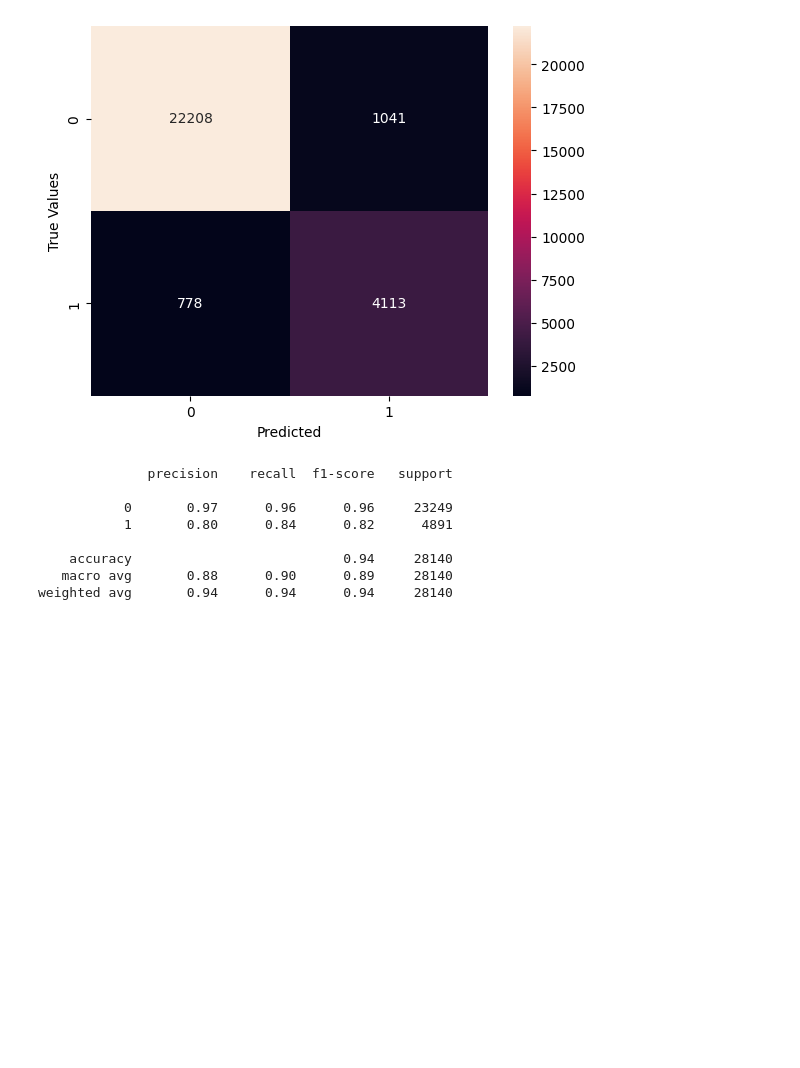
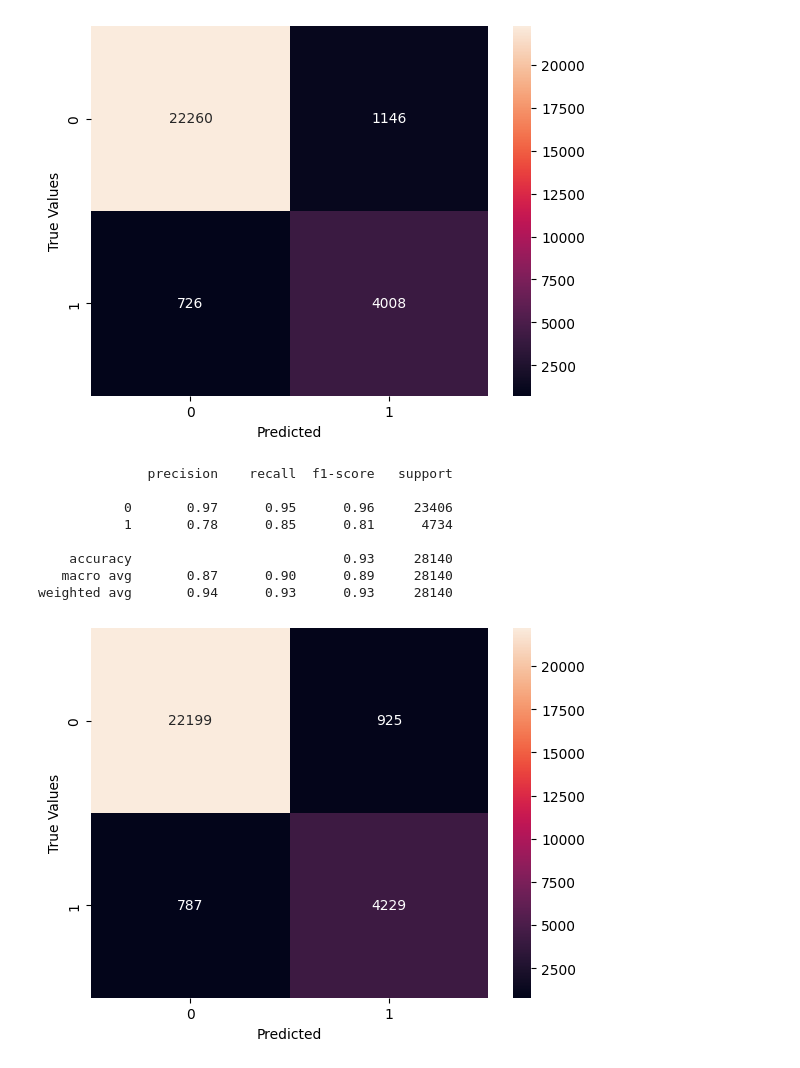
Before and after one commit to PARTHIBAN-007/Codsoft, a Jupyter notebook: mental-health-analysis.ipynb, the cells around one changed output. Cells and saved outputs as stored; diff of their text form; code cells hidden in the pictures; blank space fills up the shorter version.

```diff
--- a/mental-health-analysis.ipynb
+++ b/mental-health-analysis.ipynb
@@ -259,7 +259,7 @@ weighted avg       0.90      0.90      0.90     28140
 # %%
 from sklearn.ensemble import RandomForestClassifier
 
-RF = RandomForestClassifier()
+RF = RandomForestClassifier(n_estimators = 250,min_samples_split=7,max_depth= 7)
 
 RF.fit(x_train,y_train)
 
@@ -279,9 +279,33 @@ print(classification_report(RF_y_pred ,y_test))
 # %% [output]
               precision    recall  f1-score   support
 
-           0       0.97      0.96      0.96     23249
-           1       0.80      0.84      0.82      4891
+           0       0.97      0.95      0.96     23406
+           1       0.78      0.85      0.81      4734
 
-    accuracy                           0.94     28140
-   macro avg       0.88      0.90      0.89     28140
-weighted avg       0.94      0.94      0.94     28140
+    accuracy                           0.93     28140
+   macro avg       0.87      0.90      0.89     28140
+weighted avg       0.94      0.93      0.93     28140
+# %%
+from xgboost import XGBClassifier
+
+XGB = XGBClassifier(n_estimators = 250,
+                    min_samples_split=7,
+                    max_depth= 9,
+                    max_leaves = 9,
+                    learning_rate = 0.1,
+
+                   )
+
+XGB.fit(x_train,y_train)
+
+XGB_y_pred = XGB.predict(x_test)
+
+
+cm = confusion_matrix(XGB_y_pred ,y_test)
+
+sns.heatmap(cm , annot= True,fmt=".0f")
+plt.xlabel("Predicted")
+plt.ylabel("True Values")
+plt.show()
+# %% [output]
+[figure, added]
```
Also changed, not shown: parts of 6 cells of this notebook.
